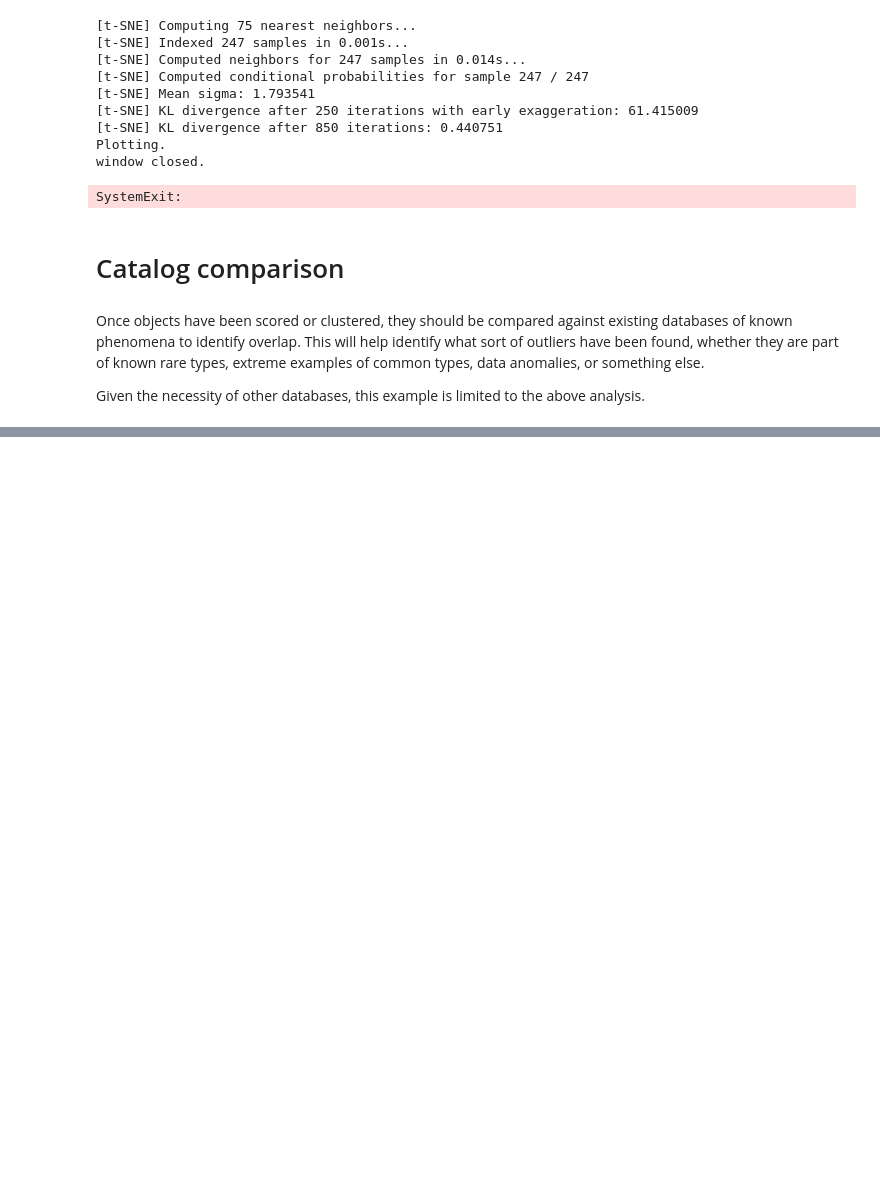
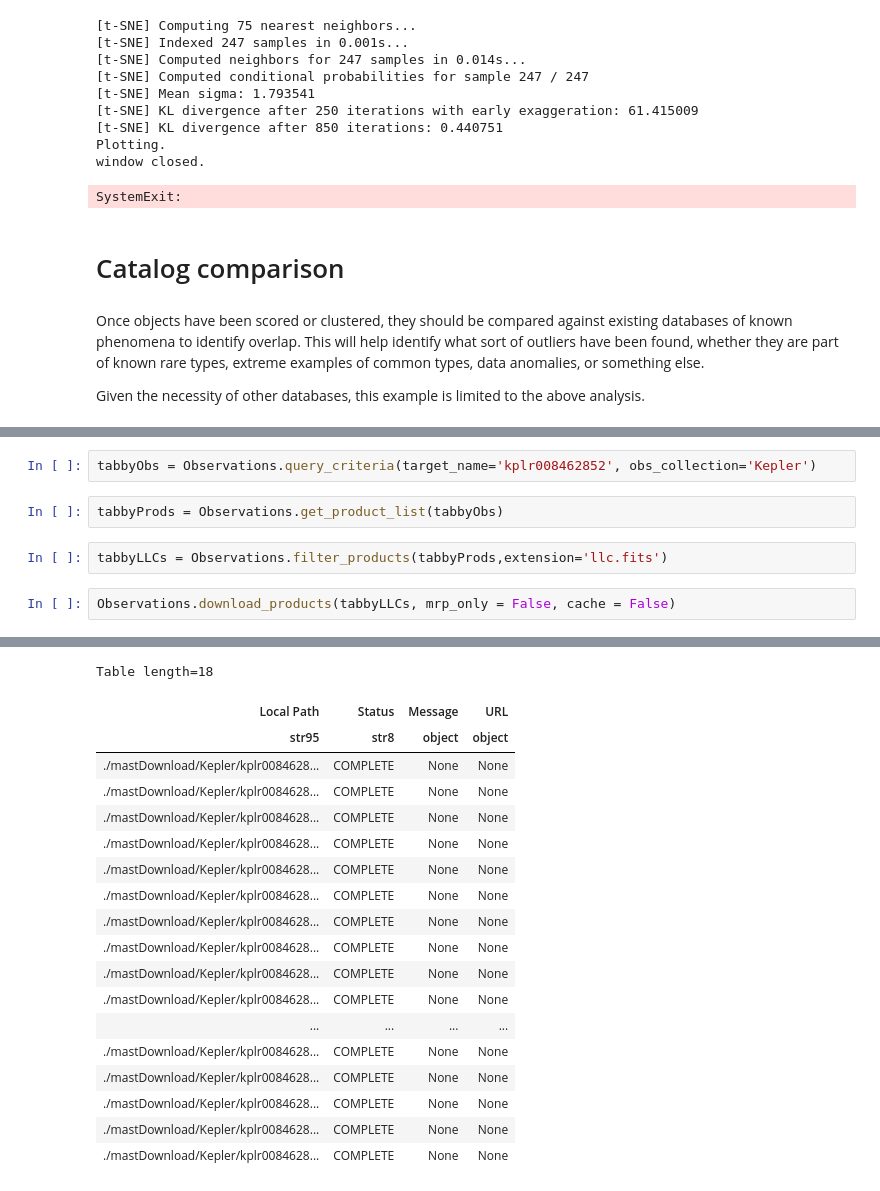
Before and after one commit to d-giles/KeplerML, a Jupyter notebook: Example.ipynb, the cells around one changed output, grey strips where cells are left out. Cells and saved outputs as stored; diff of their text form; blank space fills up the shorter version.

```diff
--- a/Example.ipynb
+++ b/Example.ipynb
@@ -205,0 +215,9 @@ Given the necessity of other databases, this example is limited to the above ana
+# %%
+tabbyObs = Observations.query_criteria(target_name='kplr008462852', obs_collection='Kepler')
+# %%
+tabbyProds = Observations.get_product_list(tabbyObs)
+# %%
+tabbyLLCs = Observations.filter_products(tabbyProds,extension='llc.fits')
+# %%
+Observations.download_products(tabbyLLCs, mrp_only = False, cache = False)
+# %% [output]
@@ -205,0 +242,19 @@ Given the necessity of other databases, this example is limited to the above ana
+Table length=18
+| Local Path | Status | Message | URL |
+| str95 | str8 | object | object |
+| ./mastDownload/Kepler/kplr0084628... | COMPLETE | None | None |
+| ./mastDownload/Kepler/kplr0084628... | COMPLETE | None | None |
+| ./mastDownload/Kepler/kplr0084628... | COMPLETE | None | None |
+| ./mastDownload/Kepler/kplr0084628... | COMPLETE | None | None |
+| ./mastDownload/Kepler/kplr0084628... | COMPLETE | None | None |
+| ./mastDownload/Kepler/kplr0084628... | COMPLETE | None | None |
+| ./mastDownload/Kepler/kplr0084628... | COMPLETE | None | None |
+| ./mastDownload/Kepler/kplr0084628... | COMPLETE | None | None |
+| ./mastDownload/Kepler/kplr0084628... | COMPLETE | None | None |
+| ./mastDownload/Kepler/kplr0084628... | COMPLETE | None | None |
+| ... | ... | ... | ... |
+| ./mastDownload/Kepler/kplr0084628... | COMPLETE | None | None |
+| ./mastDownload/Kepler/kplr0084628... | COMPLETE | None | None |
+| ./mastDownload/Kepler/kplr0084628... | COMPLETE | None | None |
+| ./mastDownload/Kepler/kplr0084628... | COMPLETE | None | None |
+| ./mastDownload/Kepler/kplr0084628... | COMPLETE | None | None |
```
Also changed, not shown: parts of 3 cells of this notebook.
